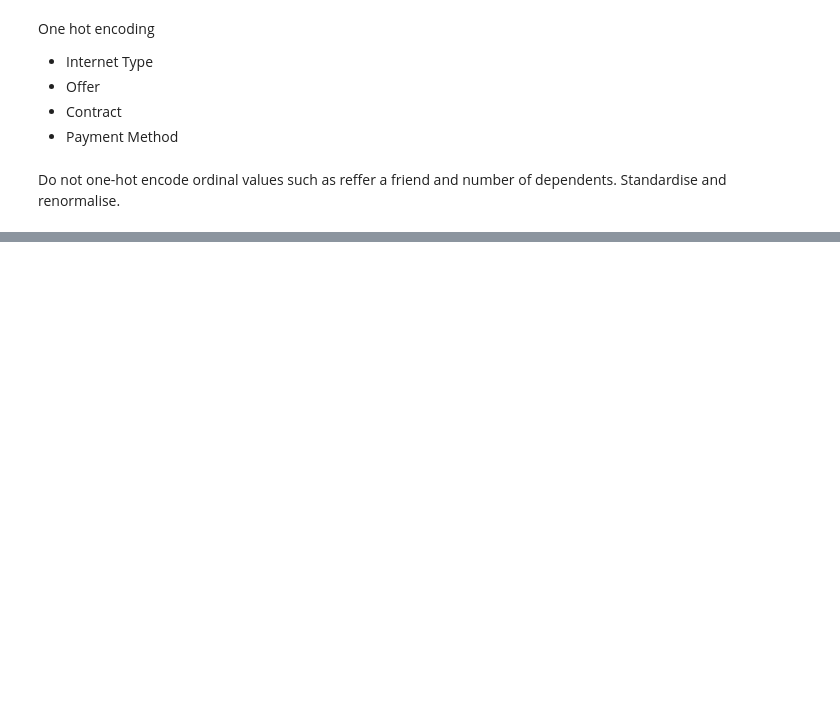
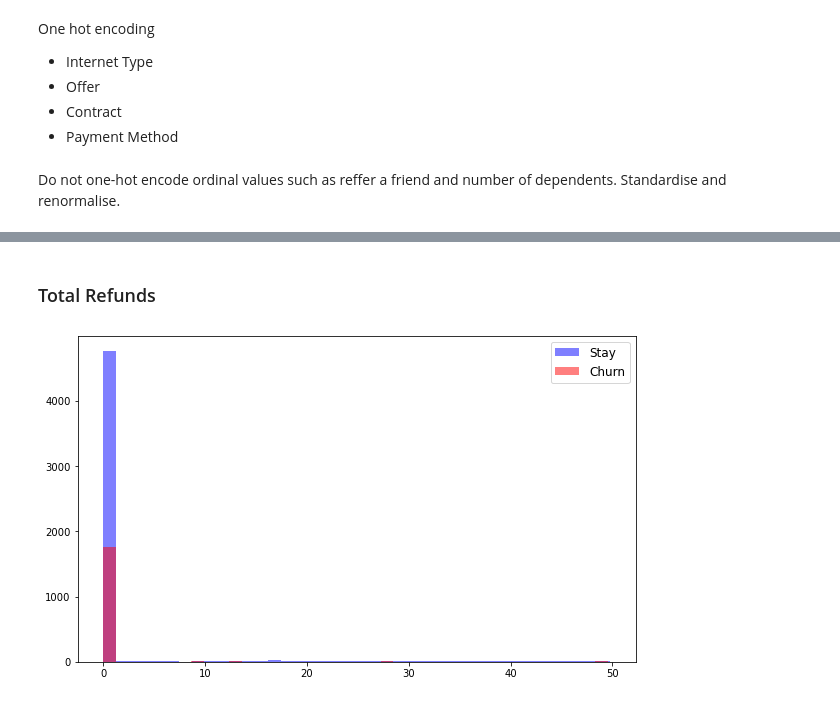
Before and after one commit to lucienwalewski/cse204project, a Jupyter notebook: src/preprocessing.ipynb, the cells around one changed output, grey strips where cells are left out. Cells and saved outputs as stored; diff of their text form; code cells hidden in the pictures; blank space fills up the shorter version.

```diff
--- a/src/preprocessing.ipynb
+++ b/src/preprocessing.ipynb
@@ -534,0 +637,6 @@ plt.imshow(df.corr())
+# %% [markdown]
+### Total Refunds
+# %%
+plotHistogram('Total Refunds')
+# %% [output]
+[figure, added]
```
Also changed, not shown: parts of 42 cells of this notebook.
